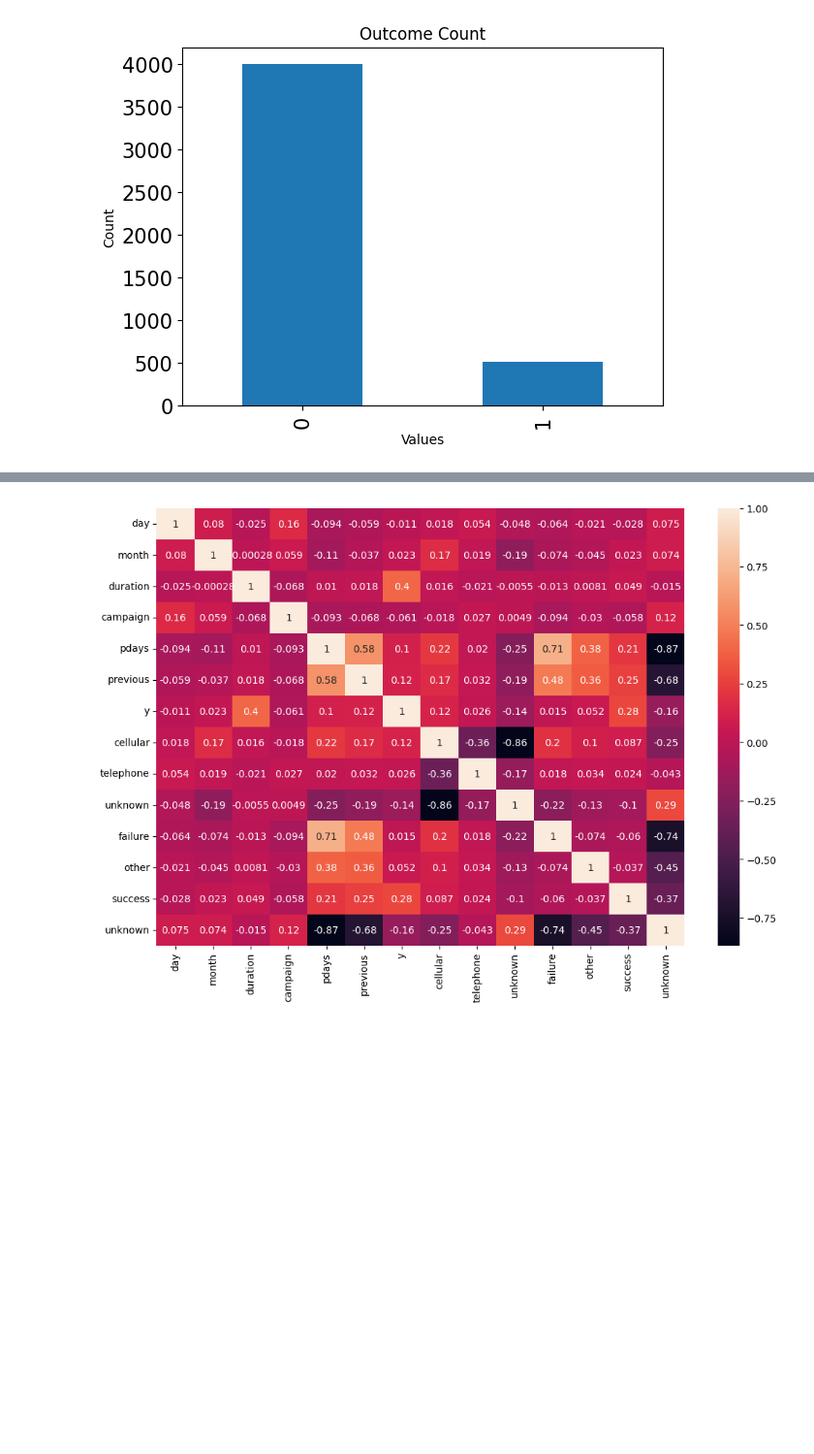
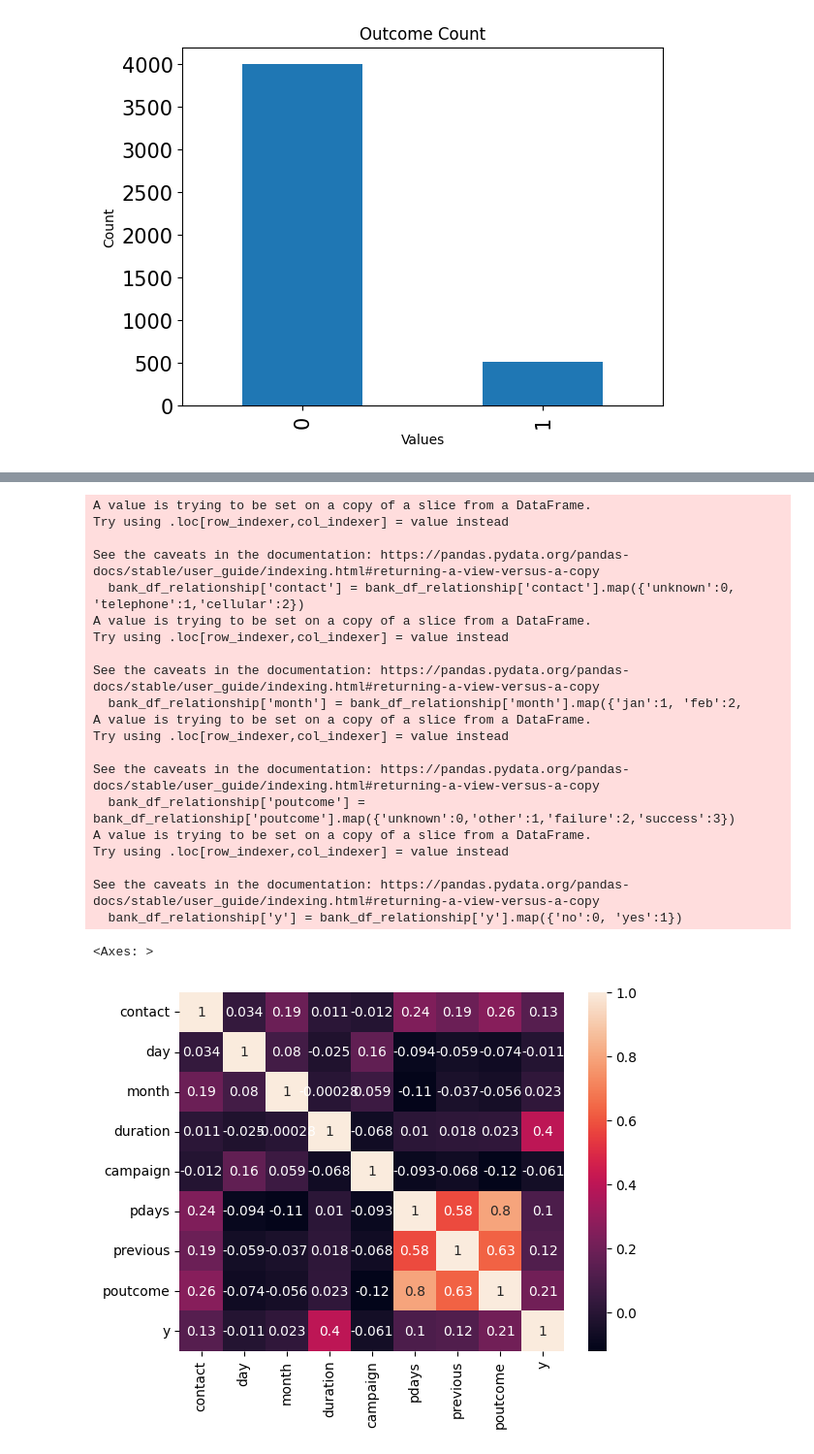
Before and after one commit to tsdandekar24/final_project, a Jupyter notebook: ml_and_visuals.ipynb, the cells around one changed output, grey strips where cells are left out. Shown: that part at 97% size. Saved outputs shown, nothing was run; the diff lists cells and outputs as text; code cells hidden in the pictures; blank space fills up the shorter version.

Commit message:
fixed heatmap

```diff
--- a/ml_and_visuals.ipynb
+++ b/ml_and_visuals.ipynb
@@ -173,37 +187,52 @@ plt.yticks(fontsize=15)
 # %%
 import seaborn as sns
 
 bank_df = pd.read_csv('bank.csv', delimiter=';')
 
 bank_df_relationship = bank_df[['contact','day','month','duration','campaign','pdays','previous','poutcome','y']]
 
 
 
 def bank_relationship_standardizing():
     bank_df_relationship = bank_df[['contact','day','month','duration','campaign','pdays','previous','poutcome','y']]
-    contact = pd.get_dummies(bank_df_relationship['contact'])
-    bank_df_relationship = pd.concat([bank_df_relationship, contact], axis=1)
-    bank_df_relationship = bank_df_relationship.drop(['contact'], axis=1)
+    bank_df_relationship['contact'] = bank_df_relationship['contact'].map({'unknown':0, 'telephone':1,'cellular':2})
 
     bank_df_relationship['month'] = bank_df_relationship['month'].map({'jan':1, 'feb':2,
                                             'mar':3, 'apr':4,
                                             'may':5,'jun':6,
                                             'jul':7, 'aug':8,
                                             'sep':9,'oct':10,
                                             'nov':11,'dec':12})
 
-    poutcome = pd.get_dummies(bank_df_relationship['poutcome'])
-    bank_df_relationship = pd.concat([bank_df_relationship, poutcome], axis=1)
-    bank_df_relationship = bank_df_relationship.drop(['poutcome'], axis=1)
+    bank_df_relationship['poutcome'] = bank_df_relationship['poutcome'].map({'unknown':0,'other':1,'failure':2,'success':3})
 
     bank_df_relationship['y'] = bank_df_relationship['y'].map({'no':0, 'yes':1})
 
     return bank_df_relationship
 
 bank_df_relationship =  bank_relationship_standardizing()
 
-plt.figure(figsize=(12, 8))
 sns.heatmap(bank_df_relationship.corr(), annot = True)
-plt.show()
 # %% [output]
+A value is trying to be set on a copy of a slice from a DataFrame.
+Try using .loc[row_indexer,col_indexer] = value instead
+
+See the caveats in the documentation: https://pandas.pydata.org/pandas-docs/stable/user_guide/indexing.html#returning-a-view-versus-a-copy
+  bank_df_relationship['contact'] = bank_df_relationship['contact'].map({'unknown':0, 'telephone':1,'cellular':2})
+A value is trying to be set on a copy of a slice from a DataFrame.
+Try using .loc[row_indexer,col_indexer] = value instead
+
+See the caveats in the documentation: https://pandas.pydata.org/pandas-docs/stable/user_guide/indexing.html#returning-a-view-versus-a-copy
+  bank_df_relationship['month'] = bank_df_relationship['month'].map({'jan':1, 'feb':2,
+A value is trying to be set on a copy of a slice from a DataFrame.
+Try using .loc[row_indexer,col_indexer] = value instead
+
+See the caveats in the documentation: https://pandas.pydata.org/pandas-docs/stable/user_guide/indexing.html#returning-a-view-versus-a-copy
+  bank_df_relationship['poutcome'] = bank_df_relationship['poutcome'].map({'unknown':0,'other':1,'failure':2,'success':3})
+A value is trying to be set on a copy of a slice from a DataFrame.
+Try using .loc[row_indexer,col_indexer] = value instead
+
+See the caveats in the documentation: https://pandas.pydata.org/pandas-docs/stable/user_guide/indexing.html#returning-a-view-versus-a-copy
+  bank_df_relationship['y'] = bank_df_relationship['y'].map({'no':0, 'yes':1})
+<Axes: >
-[figure, old version]
+[figure, new version]
```
Also changed, not shown: parts of 2 cells of this notebook.
